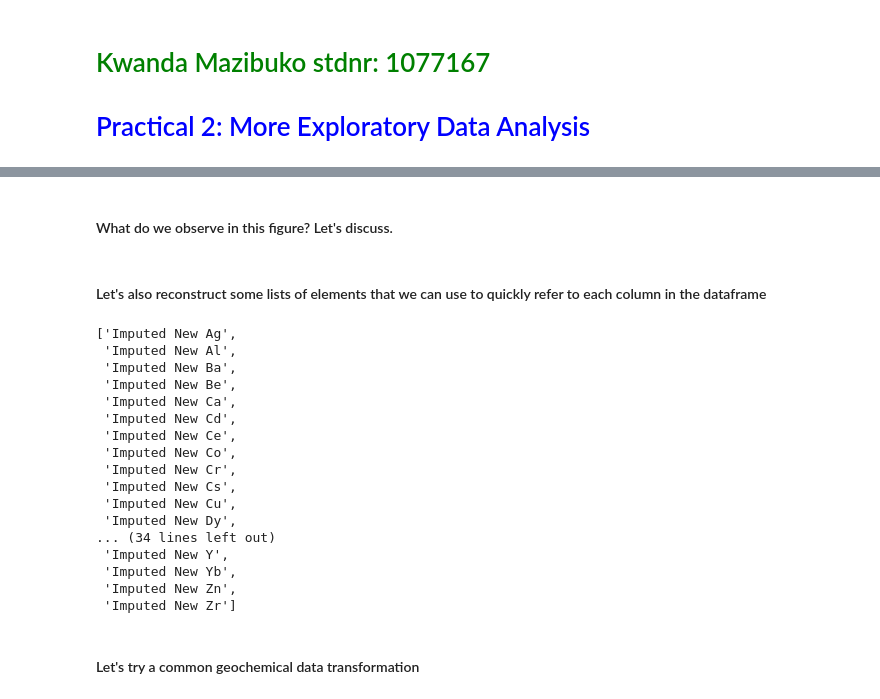
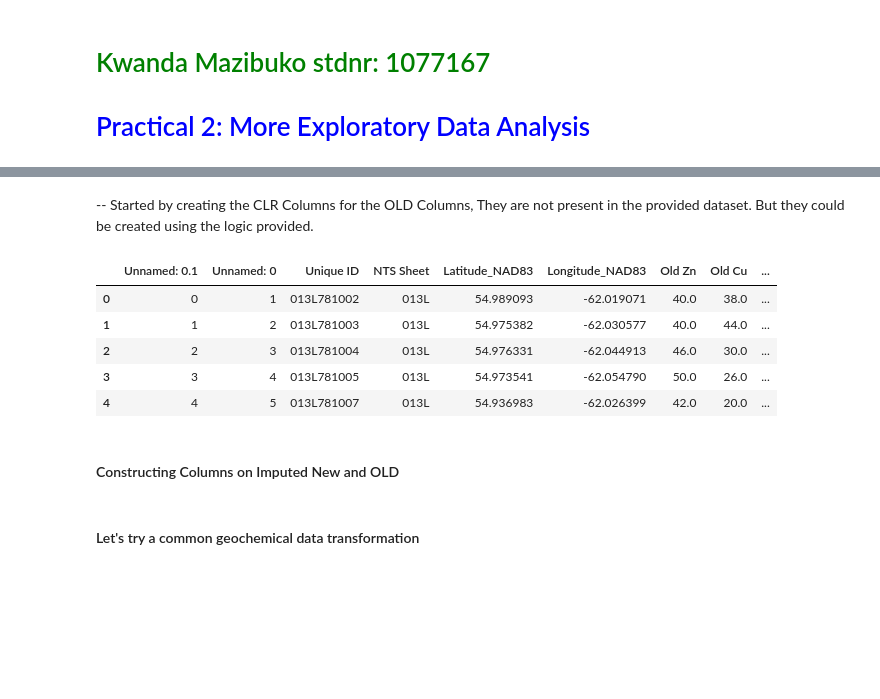
Before and after one commit to kwanda2426/projects, a Jupyter notebook: geospatial/Hw_2/Practical_2_EDA_1077167.ipynb, the cells around one changed output, grey strips where cells are left out. Saved outputs shown, nothing was run; the diff lists cells and outputs as text; code cells hidden in the pictures; blank space fills up the shorter version.

```diff
--- a/geospatial/Hw_2/Practical_2_EDA_1077167.ipynb
+++ b/geospatial/Hw_2/Practical_2_EDA_1077167.ipynb
@@ -93,27 +7,34 @@ plt.grid()
-# %% [markdown]
-#### What do we observe in this figure? Let's discuss.
-# %% [markdown]
-#### Let's also reconstruct some lists of elements that we can use to quickly refer to each column in the dataframe
+# %% [markdown]
+-- Started by creating the CLR Columns for the OLD Columns, They are not present in the provided dataset. But they could be created using the logic provided.
+# %%
+import numpy as np
+import pandas as pd
+import matplotlib.pyplot as plt
+
+#ignoring warnings
+import warnings
+warnings.filterwarnings('ignore')
+
+#making sure that we can see all rows and cols
+pd.set_option('display.max_columns', None)
+pd.set_option('display.max_rows', None)
+pd.set_option('display.max_colwidth', None)
+# %%
+# Loading Data
+url = "https://raw.githubusercontent.com/kwanda2426/projects/main/geospatial/Hw_2/Imputed_merged_chem.csv"
+df = pd.read_csv(url)
+df.head()
+# %% [output]
+|  | Unnamed: 0.1 | Unnamed: 0 | Unique ID | NTS Sheet | Latitude_NAD83 | Longitude_NAD83 | Old Zn | Old Cu | ... |
+| 0 | 0 | 1 | 013L781002 | 013L | 54.989093 | -62.019071 | 40.0 | 38.0 | ... |
+| 1 | 1 | 2 | 013L781003 | 013L | 54.975382 | -62.030577 | 40.0 | 44.0 | ... |
+| 2 | 2 | 3 | 013L781004 | 013L | 54.976331 | -62.044913 | 46.0 | 30.0 | ... |
+| 3 | 3 | 4 | 013L781005 | 013L | 54.973541 | -62.054790 | 50.0 | 26.0 | ... |
+| 4 | 4 | 5 | 013L781007 | 013L | 54.936983 | -62.026399 | 42.0 | 20.0 | ... |
+# %% [markdown]
+#### Constructing Columns on Imputed New and OLD
 # %%
-imputed_elems = [element for element in df.columns if 'Imputed New' in element]
-imputed_elems
+new_imputed_elems = [element for element in df.columns if 'Imputed New' in element]
+old_imputed_elems = [element for element in df.columns if 'Imputed Old' in element]
-# %% [output]
-['Imputed New Ag',
- 'Imputed New Al',
- 'Imputed New Ba',
- 'Imputed New Be',
- 'Imputed New Ca',
- 'Imputed New Cd',
- 'Imputed New Ce',
- 'Imputed New Co',
- 'Imputed New Cr',
- 'Imputed New Cs',
- 'Imputed New Cu',
- 'Imputed New Dy',
-... (34 lines left out)
- 'Imputed New Y',
- 'Imputed New Yb',
- 'Imputed New Zn',
- 'Imputed New Zr']
 # %% [markdown]
 #### Let's try a common geochemical data transformation
```
Also changed, not shown: parts of 36 cells of this notebook.
